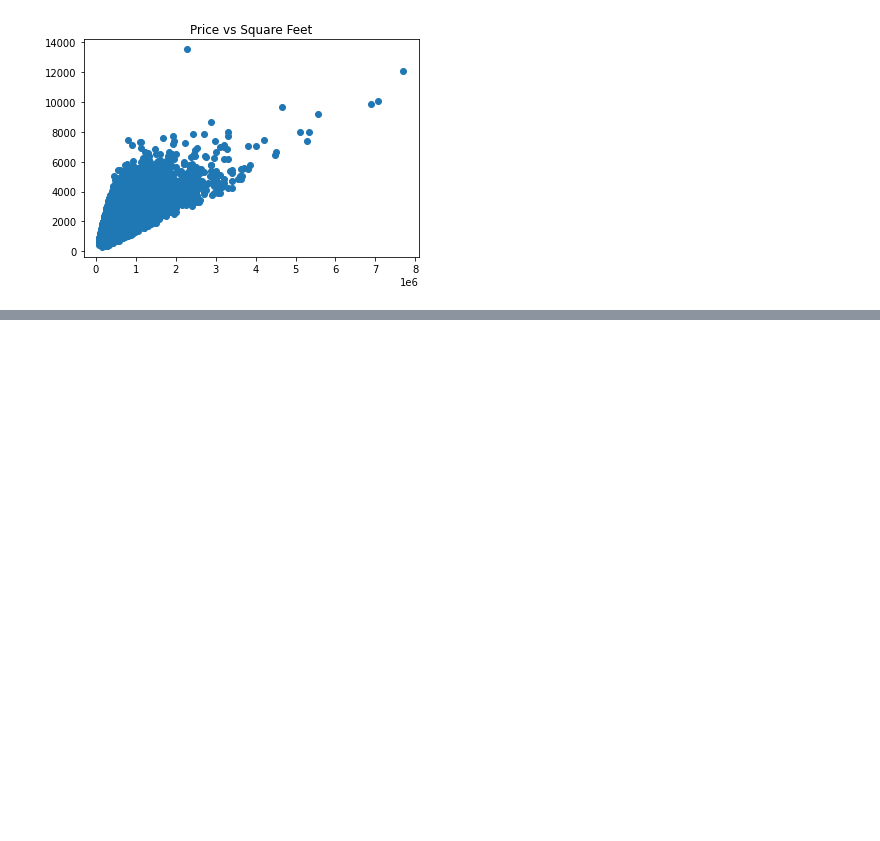
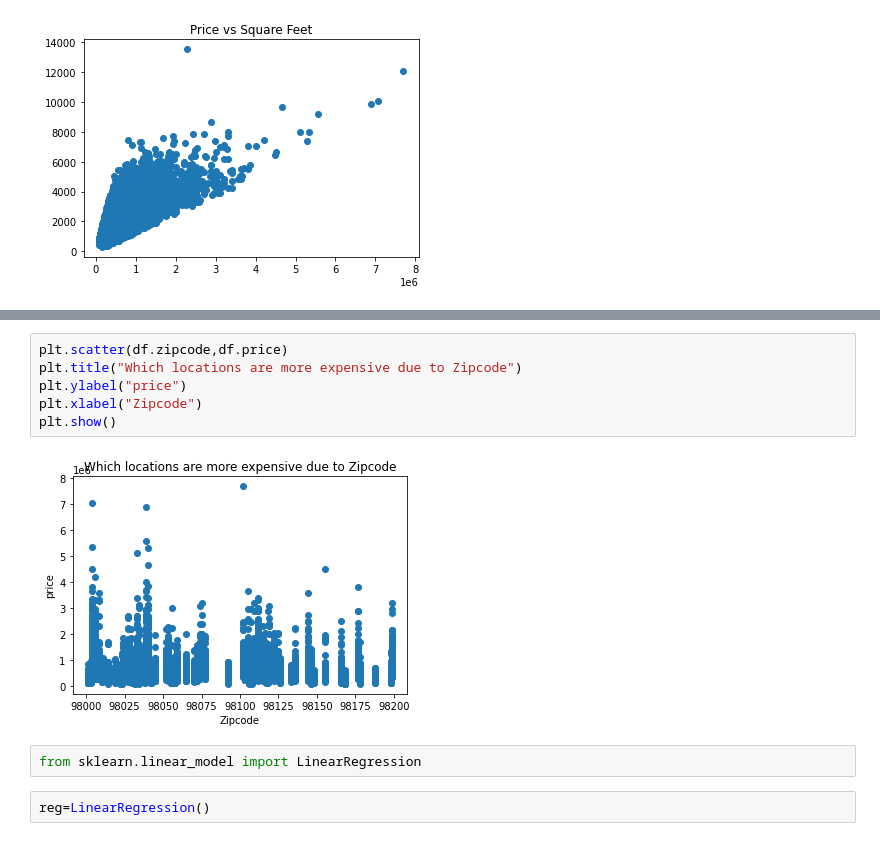
Before and after one commit to Balajithegr8/house_price_prediction, a Jupyter notebook: model.ipynb, the cells around one changed output, grey strips where cells are left out. Drawn from its saved outputs; the diff is of its cells as text; blank space fills up the shorter version.

```diff
--- a/model.ipynb
+++ b/model.ipynb
@@ -103,0 +123,12 @@ Text(0.5, 1.0, 'Price vs Square Feet')
+# %%
+plt.scatter(df.zipcode,df.price)
+plt.title("Which locations are more expensive due to Zipcode")
+plt.ylabel("price")
+plt.xlabel("Zipcode")
+plt.show()
+# %% [output]
+[figure, added]
+# %%
+from sklearn.linear_model import LinearRegression
+# %%
+reg=LinearRegression()
```
Also changed, not shown: parts of 15 cells of this notebook.
